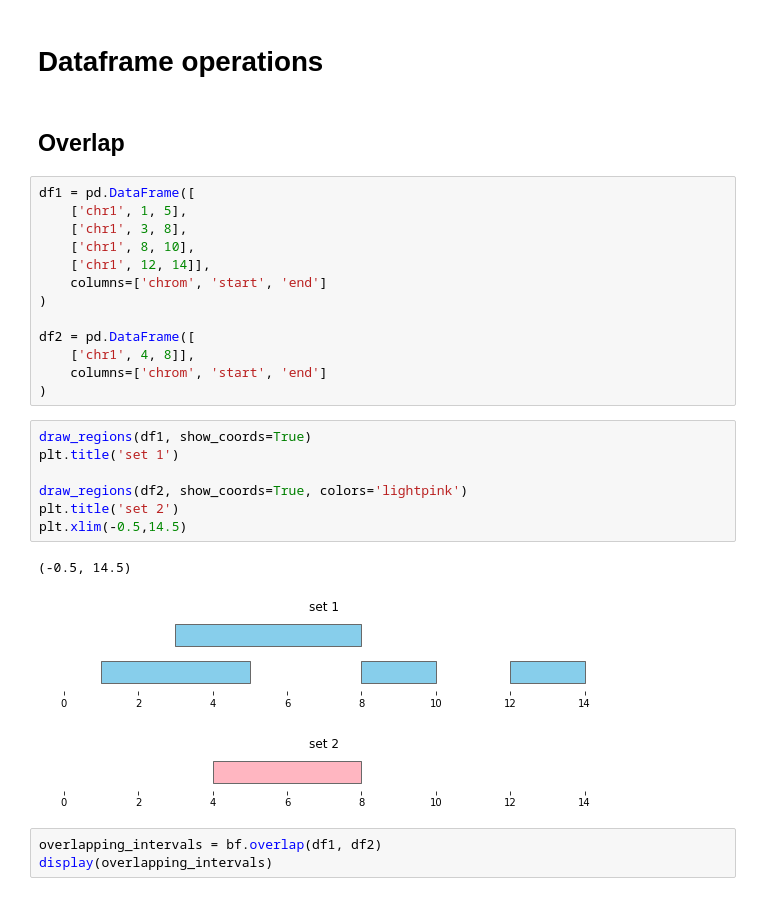
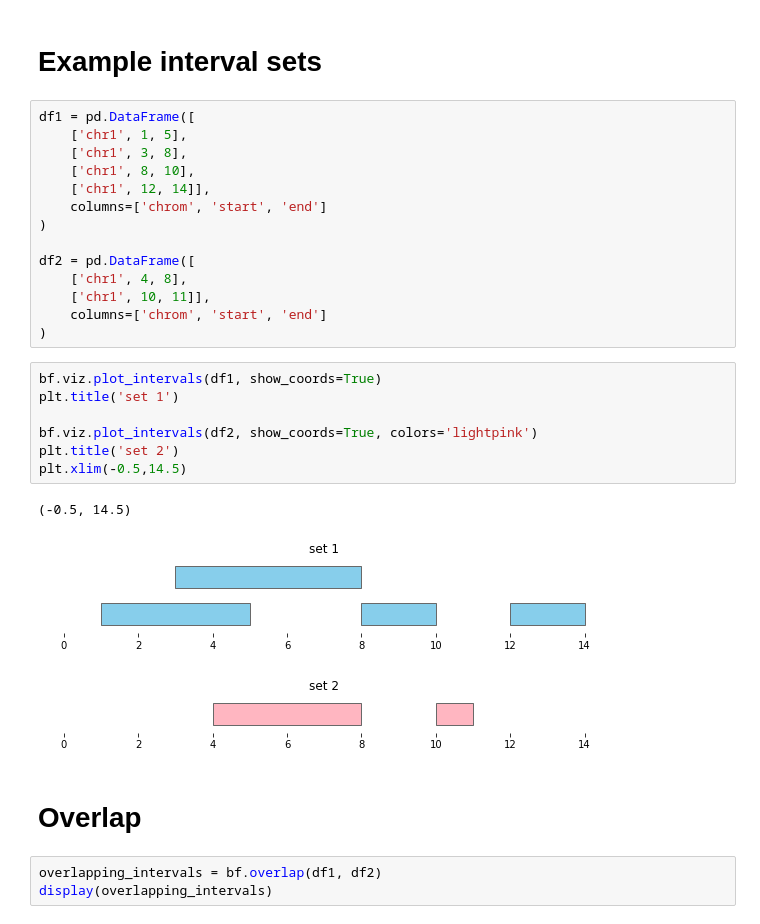
Before and after one commit to open2c/bioframe, a Jupyter notebook: docs/notebooks/intervals_tutorials.ipynb, the cells around one changed output. Cells and saved outputs as stored; diff of their text form.

Commit message:
intervals_tutorial: update

```diff
--- a/docs/notebooks/intervals_tutorials.ipynb
+++ b/docs/notebooks/intervals_tutorials.ipynb
@@ -80,31 +11,32 @@ def draw_regions(
-# %% [markdown]
-# Dataframe operations
+# %% [markdown]
+# Example interval sets
+# %%
+df1 = pd.DataFrame([
+    ['chr1', 1, 5],
+    ['chr1', 3, 8],
+    ['chr1', 8, 10],
+    ['chr1', 12, 14]],
+    columns=['chrom', 'start', 'end']
+)
+
+df2 = pd.DataFrame([
+    ['chr1', 4, 8],
+    ['chr1', 10, 11]],
+    columns=['chrom', 'start', 'end']
+)
+# %%
+bf.viz.plot_intervals(df1, show_coords=True)
+plt.title('set 1')
+
+bf.viz.plot_intervals(df2, show_coords=True, colors='lightpink')
+plt.title('set 2')
+plt.xlim(-0.5,14.5)
+# %% [output]
+(-0.5, 14.5)
+[figure, added]
+[figure, added]
 # %% [markdown]
-## Overlap
+# Overlap
-# %%
-df1 = pd.DataFrame([
-    ['chr1', 1, 5],
-    ['chr1', 3, 8],
-    ['chr1', 8, 10],
-    ['chr1', 12, 14]],
-    columns=['chrom', 'start', 'end']
-)
-
-df2 = pd.DataFrame([
-    ['chr1', 4, 8]],
-    columns=['chrom', 'start', 'end']
-)
-# %%
-draw_regions(df1, show_coords=True)
-plt.title('set 1')
-
-draw_regions(df2, show_coords=True, colors='lightpink')
-plt.title('set 2')
-plt.xlim(-0.5,14.5)
-# %% [output]
-(-0.5, 14.5)
-[figure, removed]
-[figure, removed]
 # %%
 overlapping_intervals = bf.overlap(df1, df2)
 display(overlapping_intervals)
```
Also changed, not shown: parts of 23 cells of this notebook.
